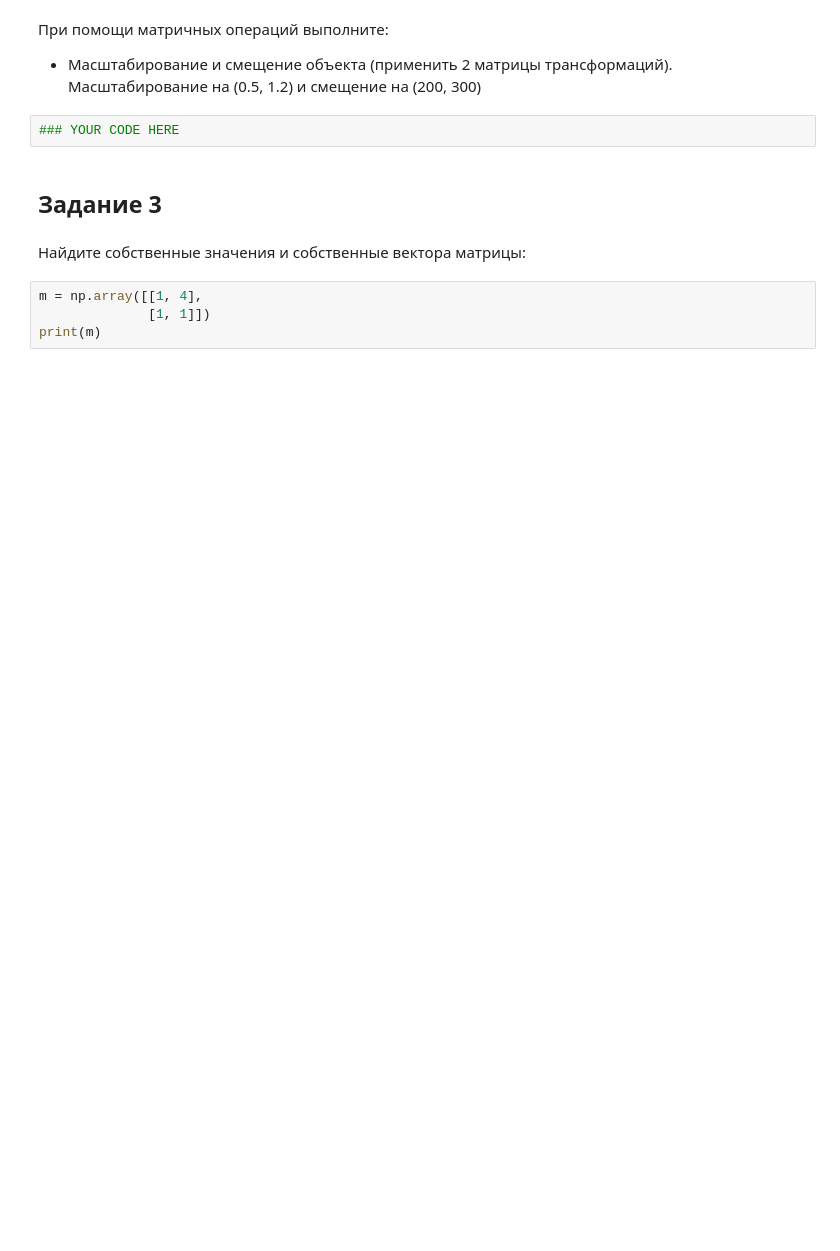
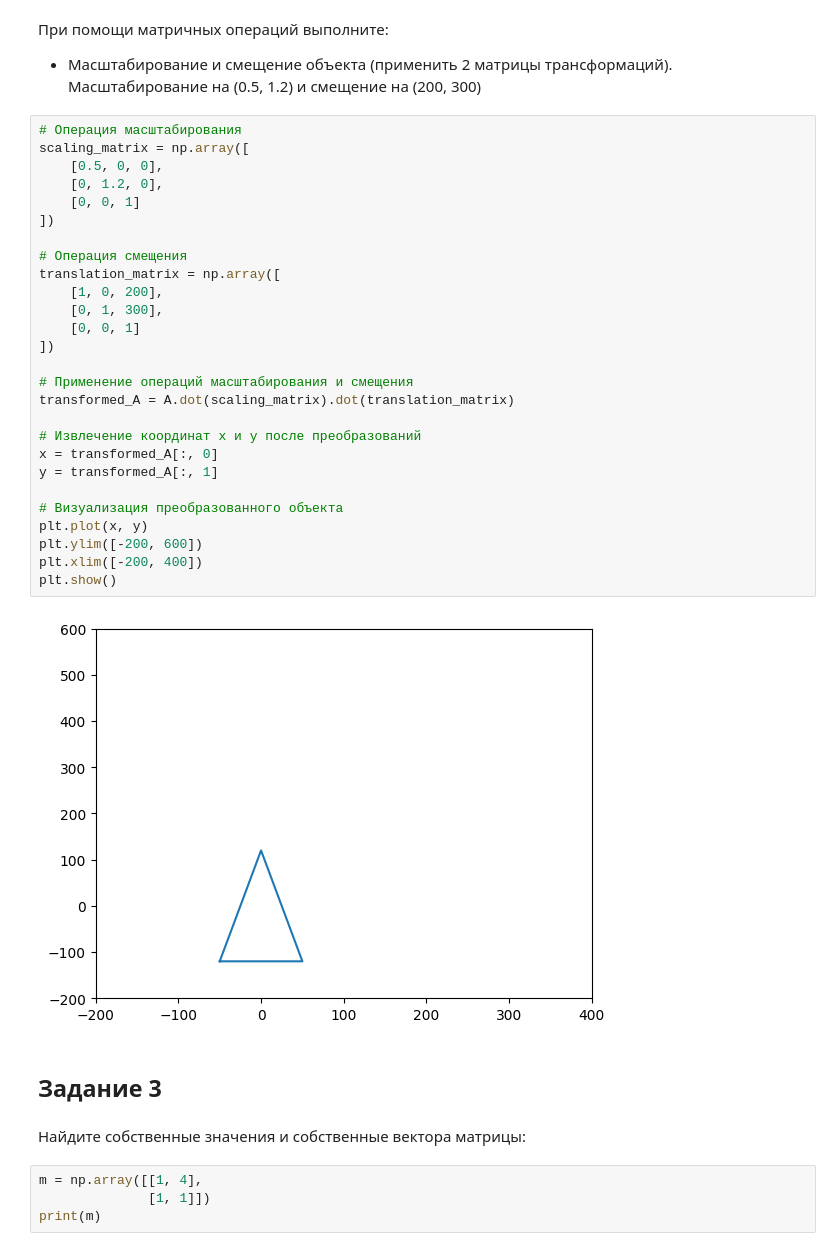
Before and after one commit to stefkong1982/-, a Jupyter notebook: Matematika_dlya_Data_Science/Itogovyj_blok/Itogovyj_blok_Kondratev_MDS_36_HW_X_upd.ipynb, the cells around one changed output. Saved outputs shown, nothing was run; the diff lists cells and outputs as text; blank space fills up the shorter version.

```diff
--- a/Matematika_dlya_Data_Science/Itogovyj_blok/Itogovyj_blok_Kondratev_MDS_36_HW_X_upd.ipynb
+++ b/Matematika_dlya_Data_Science/Itogovyj_blok/Itogovyj_blok_Kondratev_MDS_36_HW_X_upd.ipynb
@@ -49,8 +59,35 @@ plt.xlim([-200, 200])
 # %% [markdown]
 При помощи матричных операций выполните:
 - Масштабирование и смещение объекта (применить 2 матрицы трансформаций). Масштабирование на (0.5, 1.2) и смещение на (200, 300)
-# %%
-### YOUR CODE HERE
+# %%
+# Операция масштабирования
+scaling_matrix = np.array([
+    [0.5, 0, 0],
+    [0, 1.2, 0],
+    [0, 0, 1]
+])
+
+# Операция смещения
+translation_matrix = np.array([
+    [1, 0, 200],
+    [0, 1, 300],
+    [0, 0, 1]
+])
+
+# Применение операций масштабирования и смещения
+transformed_A = A.dot(scaling_matrix).dot(translation_matrix)
+
+# Извлечение координат x и y после преобразований
+x = transformed_A[:, 0]
+y = transformed_A[:, 1]
+
+# Визуализация преобразованного объекта
+plt.plot(x, y)
+plt.ylim([-200, 600])
+plt.xlim([-200, 400])
+plt.show()
+# %% [output]
+[figure, added]
 # %% [markdown]
 ## Задание 3
 # %% [markdown]
```
Also changed, not shown: parts of 15 cells of this notebook.
